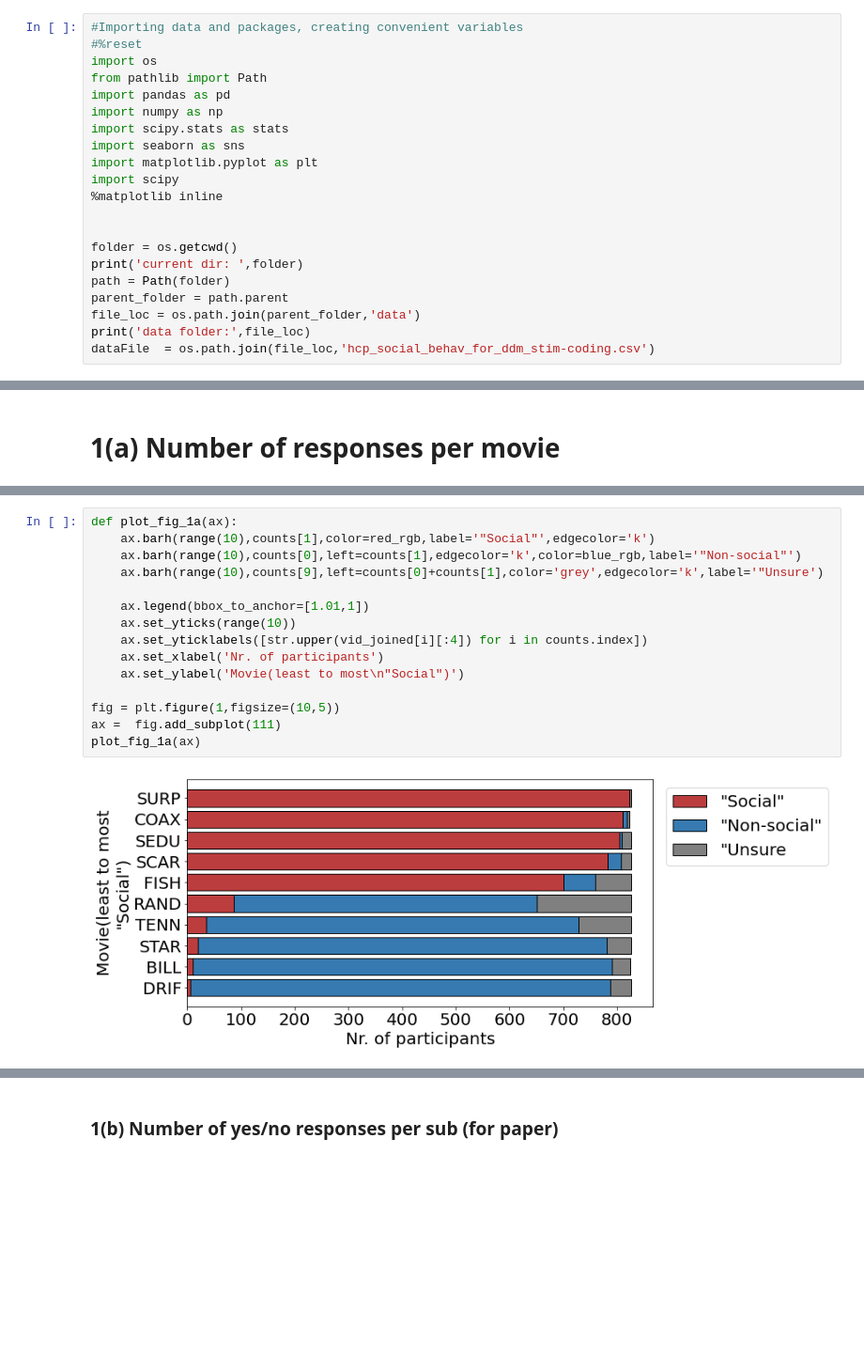
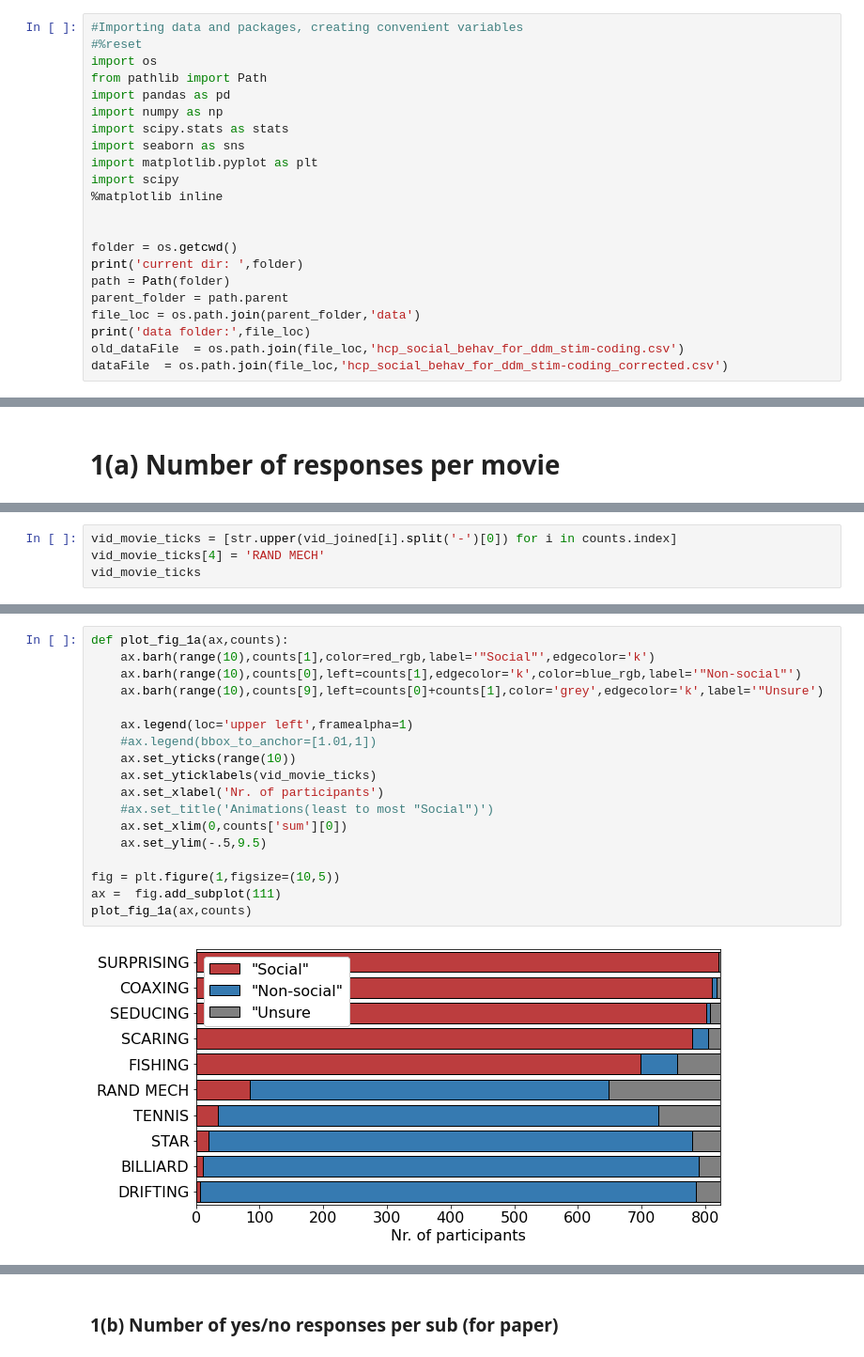
Before and after one commit to rvarrier/HCP_socialtask_analysis, a Jupyter notebook: behavioral/code/HCP_BehavioralData_main_analyses.ipynb, the cells around one changed output, grey strips where cells are left out. Shown at 94% size. Drawn from its saved outputs; the diff is of its cells as text; blank space fills up the shorter version.

Commit message:
most recent code w/ changes for revision 1

```diff
--- a/behavioral/code/HCP_BehavioralData_main_analyses.ipynb
+++ b/behavioral/code/HCP_BehavioralData_main_analyses.ipynb
@@ -25,7 +25,8 @@ path = Path(folder)
 parent_folder = path.parent
 file_loc = os.path.join(parent_folder,'data')
 print('data folder:',file_loc)
-dataFile  = os.path.join(file_loc,'hcp_social_behav_for_ddm_stim-coding.csv')
+old_dataFile  = os.path.join(file_loc,'hcp_social_behav_for_ddm_stim-coding.csv')
+dataFile  = os.path.join(file_loc,'hcp_social_behav_for_ddm_stim-coding_corrected.csv')
 # %% [output]
 current dir:  /Users/f0053cz/Dropbox (Dartmouth College)/postdoc_Dartmouth/HCP/BehaviorAnalyses/Documented scripts/code
 data folder: /Users/f0053cz/Dropbox (Dartmouth College)/postdoc_Dartmouth/HCP/BehaviorAnalyses/Documented scripts/data
@@ -201,0 +295,4 @@ np.save(os.path.join(file_loc,'hcp_socialness.npy'),socialness)
+# %%
+vid_movie_ticks = [str.upper(vid_joined[i].split('-')[0]) for i in counts.index]
+vid_movie_ticks[4] = 'RAND MECH'
+vid_movie_ticks
@@ -202,17 +310,20 @@ np.save(os.path.join(file_loc,'hcp_socialness.npy'),socialness)
 # %%
-def plot_fig_1a(ax):
+def plot_fig_1a(ax,counts):
     ax.barh(range(10),counts[1],color=red_rgb,label='"Social"',edgecolor='k')
     ax.barh(range(10),counts[0],left=counts[1],edgecolor='k',color=blue_rgb,label='"Non-social"')
     ax.barh(range(10),counts[9],left=counts[0]+counts[1],color='grey',edgecolor='k',label='"Unsure')
 
-    ax.legend(bbox_to_anchor=[1.01,1])
+    ax.legend(loc='upper left',framealpha=1)
+    #ax.legend(bbox_to_anchor=[1.01,1])
     ax.set_yticks(range(10))
-    ax.set_yticklabels([str.upper(vid_joined[i][:4]) for i in counts.index])
+    ax.set_yticklabels(vid_movie_ticks)
     ax.set_xlabel('Nr. of participants')
-    ax.set_ylabel('Movie(least to most\n"Social")')
+    #ax.set_title('Animations(least to most "Social")')
+    ax.set_xlim(0,counts['sum'][0])
+    ax.set_ylim(-.5,9.5)
 
 fig = plt.figure(1,figsize=(10,5))
 ax =  fig.add_subplot(111)
-plot_fig_1a(ax)
+plot_fig_1a(ax,counts)
 # %% [output]
-[figure, old version]
+[figure, new version]
```
Also changed, not shown: parts of 120 cells of this notebook, 29 other files.
